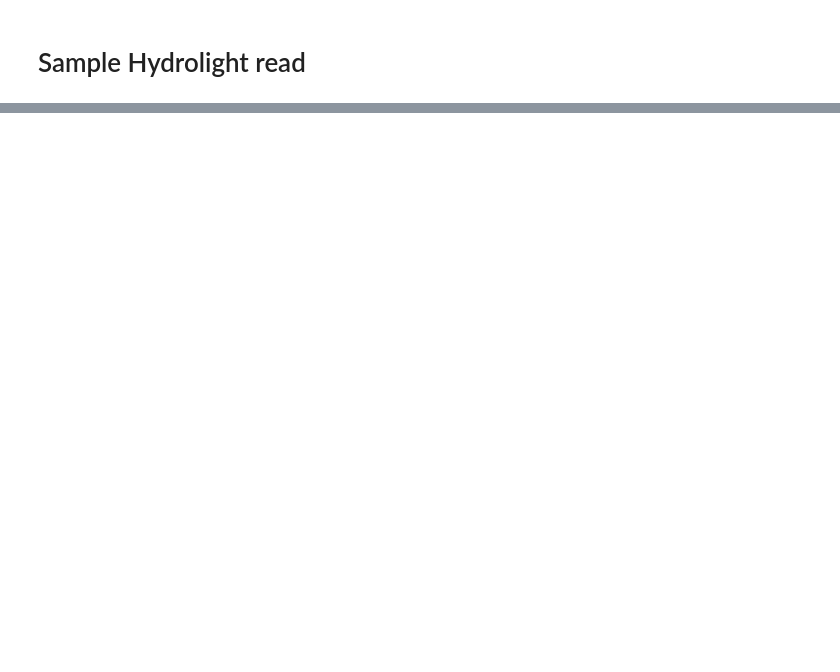
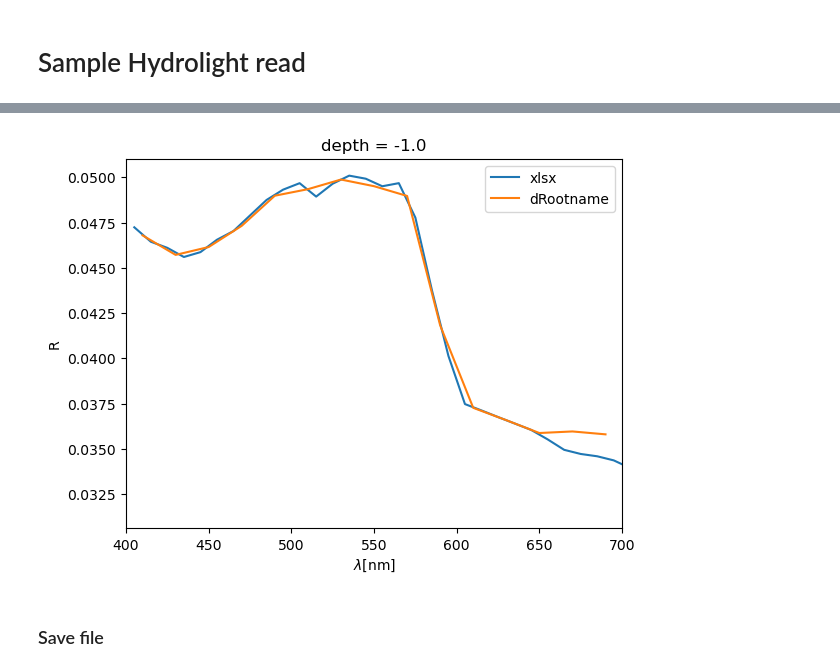
Before and after one commit to fnemina/hydrolightToolbox, a Jupyter notebook: read_hydrolight.ipynb, the cells around one changed output, grey strips where cells are left out. Saved outputs shown, nothing was run; the diff lists cells and outputs as text; code cells hidden in the pictures; blank space fills up the shorter version.

```diff
--- a/read_hydrolight.ipynb
+++ b/read_hydrolight.ipynb
@@ -68,0 +254,12 @@ a
+# %%
+R["in air"].plot(label="xlsx")
+(s.R.sel(depth=-1)).plot(label="dRootname")
+plt.xlabel(r"$\lambda$[nm]")
+plt.ylabel(r"R")
+plt.xlim(400,700)
+plt.legend()
+plt.show()
+# %% [output]
+[figure, added]
+# %% [markdown]
+### Save file
```
Also changed, not shown: parts of 13 cells of this notebook.
